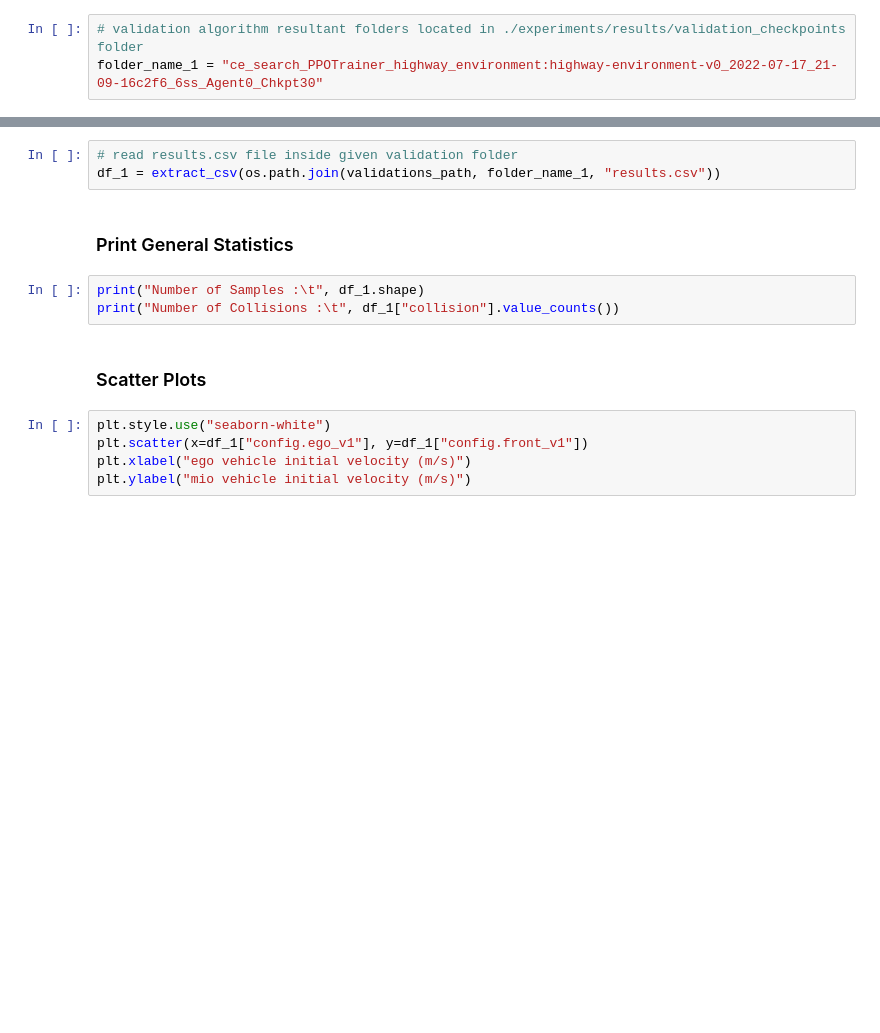
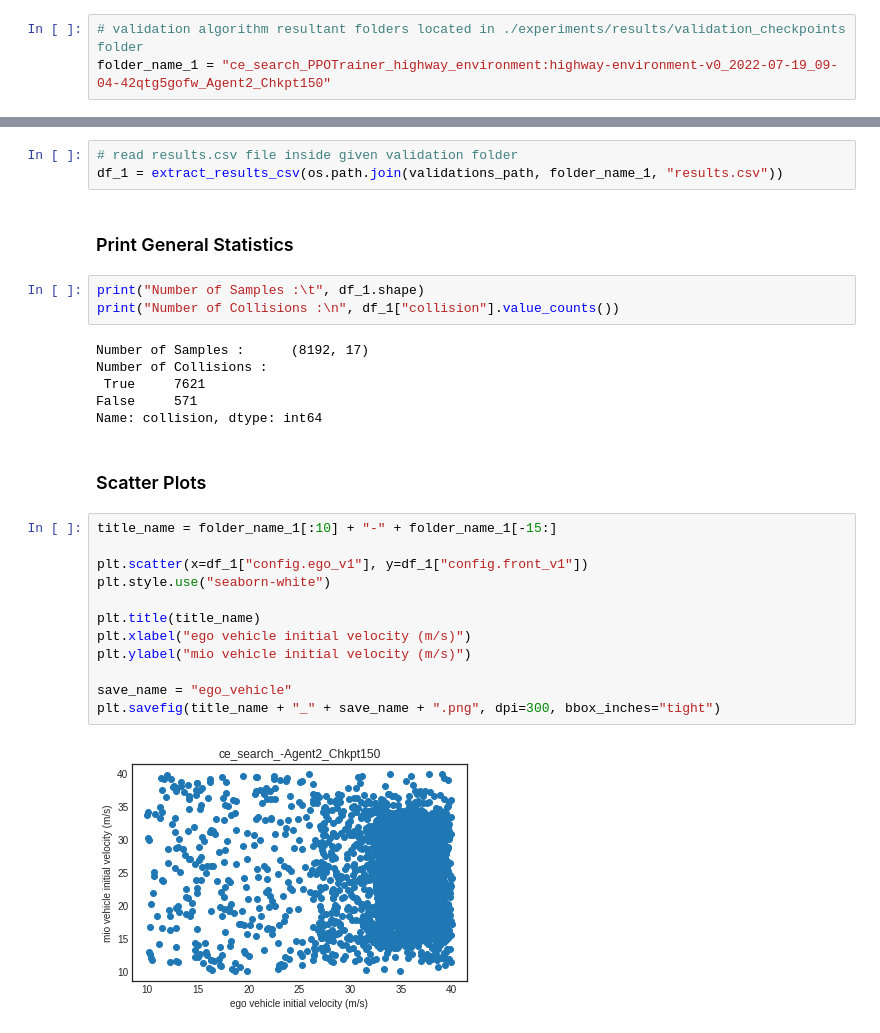
Before and after one commit to resuldagdanov/self-improving-RL, a Jupyter notebook: experiments/analyses/algorithm_results.ipynb, the cells around one changed output, grey strips where cells are left out. Saved outputs shown, nothing was run; the diff lists cells and outputs as text; blank space fills up the shorter version.

```diff
--- a/experiments/analyses/algorithm_results.ipynb
+++ b/experiments/analyses/algorithm_results.ipynb
@@ -18,22 +18,37 @@ from experiments.utils.validation_utils import extract_csv
 ### Get Algorithm Paths
 # %%
 # validation algorithm resultant folders located in ./experiments/results/validation_checkpoints folder
-folder_name_1 = "ce_search_PPOTrainer_highway_environment:highway-environment-v0_2022-07-17_21-09-16c2f6_6ss_Agent0_Chkpt30"
+folder_name_1 = "ce_search_PPOTrainer_highway_environment:highway-environment-v0_2022-07-19_09-04-42qtg5gofw_Agent2_Chkpt150"
 # %% [markdown]
 ### Read Algorithm Results
 # %%
 # read results.csv file inside given validation folder
-df_1 = extract_csv(os.path.join(validations_path, folder_name_1, "results.csv"))
+df_1 = extract_results_csv(os.path.join(validations_path, folder_name_1, "results.csv"))
 # %% [markdown]
 ### Print General Statistics
 # %%
 print("Number of Samples :\t", df_1.shape)
-print("Number of Collisions :\t", df_1["collision"].value_counts())
+print("Number of Collisions :\n", df_1["collision"].value_counts())
+# %% [output]
+Number of Samples :      (8192, 17)
+Number of Collisions :
+ True     7621
+False     571
+Name: collision, dtype: int64
 # %% [markdown]
 ### Scatter Plots
 # %%
+title_name = folder_name_1[:10] + "-" + folder_name_1[-15:]
+
+plt.scatter(x=df_1["config.ego_v1"], y=df_1["config.front_v1"])
 plt.style.use("seaborn-white")
-plt.scatter(x=df_1["config.ego_v1"], y=df_1["config.front_v1"])
+
+plt.title(title_name)
 plt.xlabel("ego vehicle initial velocity (m/s)")
 plt.ylabel("mio vehicle initial velocity (m/s)")
+
+save_name = "ego_vehicle"
+plt.savefig(title_name + "_" + save_name + ".png", dpi=300, bbox_inches="tight")
+# %% [output]
+[figure, added]
 # %%
```
Also changed, not shown: parts of 6 cells of this notebook, 1 other file.
